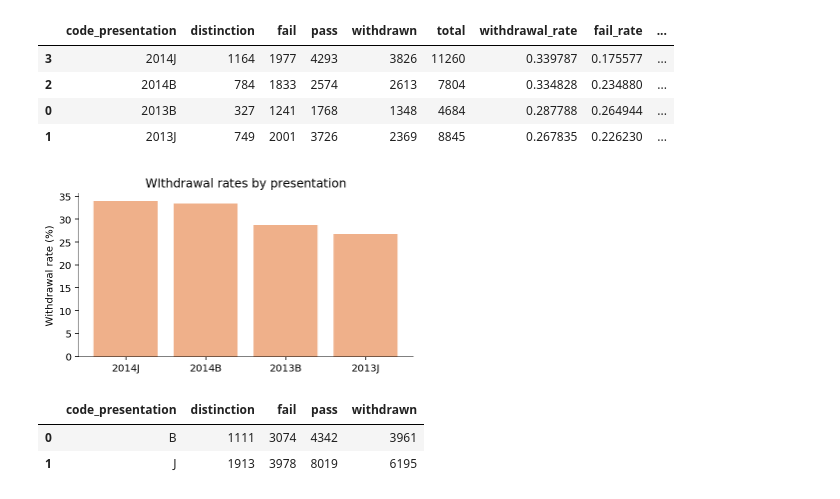
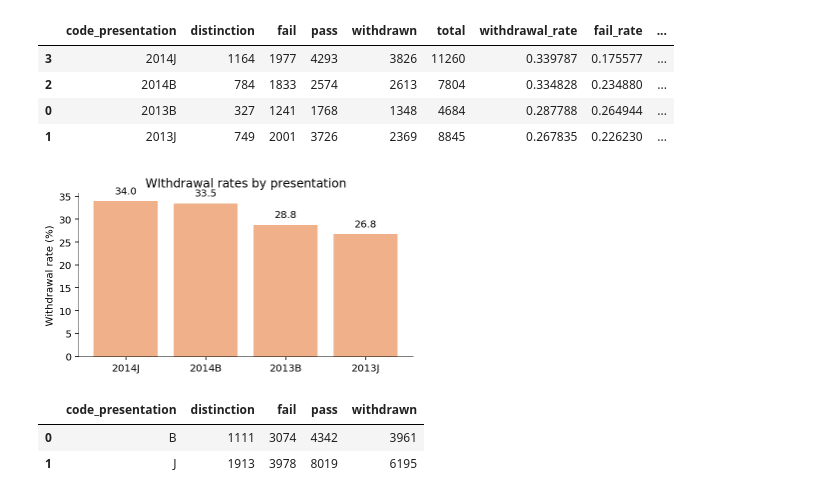
Before and after one commit to masha-vasilenko/oulad_analytics, a Jupyter notebook: adobe_oulad_challenge.ipynb, the cells around one changed output. Drawn from its saved outputs; the diff is of its cells as text; code cells hidden in the pictures.

```diff
--- a/adobe_oulad_challenge.ipynb
+++ b/adobe_oulad_challenge.ipynb
@@ -472,18 +472,19 @@ presentation_outcomes
 # %%
 # Withdrawal rates
 fig, ax = plt.subplots(figsize=(6,3))  # make one subplot (ax) on the figure
 ax.bar( presentation_outcomes['code_presentation'], presentation_outcomes['withdrawal_rate']*100, color='#EFB08A')
 ax.spines['top'].set_visible(False)
 ax.spines['right'].set_visible(False)
 ax.spines['left'].set_linewidth(.5)
 ax.spines['bottom'].set_linewidth(.5)
 ax.set_ylabel("Withdrawal rate (%)")
 
 ax.set_title("WIthdrawal rates by presentation")
 #ax.set_xticklabels([f'Cyl-{n}' for n in cyl])
+annotate(ax)
 plt.show();
 # %% [output]
-[figure, old version]
+[figure, new version]
 # %%
 #Outcome reates by term (J or B)
 
```
Also changed, not shown: parts of 91 cells of this notebook.
